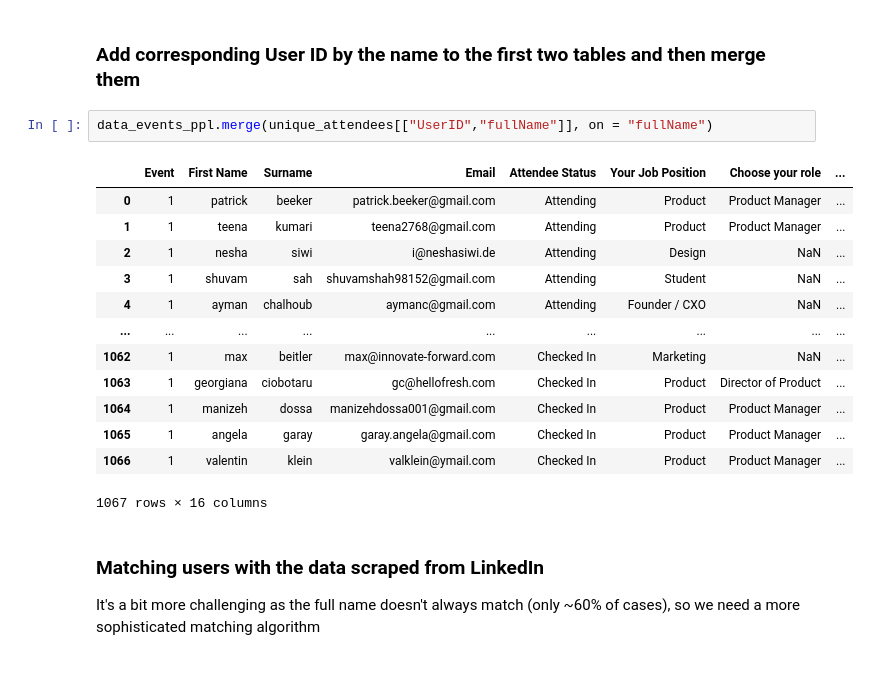
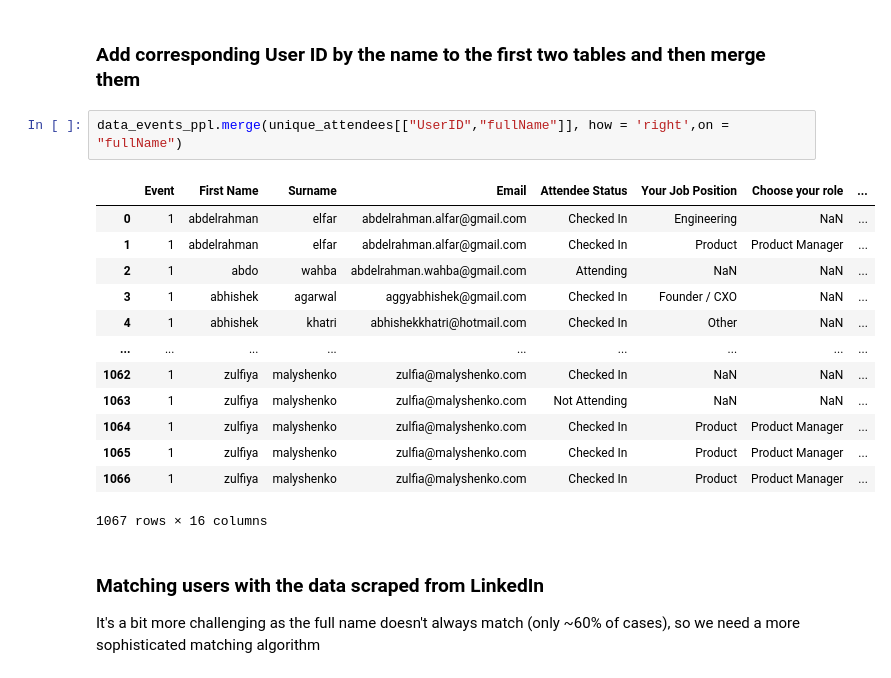
Before and after one commit to Shubhi-Varshney/data_bpm, a Jupyter notebook: notebooks/yulia_bpm_explore.ipynb, the cells around one changed output. Saved outputs shown, nothing was run; the diff lists cells and outputs as text.

```diff
--- a/notebooks/yulia_bpm_explore.ipynb
+++ b/notebooks/yulia_bpm_explore.ipynb
@@ -287,20 +275,20 @@ unique_attendees
 # %% [markdown]
 ### Add corresponding User ID by the name to the first two tables and then merge them
 # %%
-data_events_ppl.merge(unique_attendees[["UserID","fullName"]], on = "fullName")
+data_events_ppl.merge(unique_attendees[["UserID","fullName"]], how = 'right',on = "fullName")
 # %% [output]
 |  | Event | First Name | Surname | Email | Attendee Status | Your Job Position | Choose your role | ... |
-| 0 | 1 | patrick | beeker | patrick.beeker@gmail.com | Attending | Product | Product Manager | ... |
-| 1 | 1 | teena | kumari | teena2768@gmail.com | Attending | Product | Product Manager | ... |
-| 2 | 1 | nesha | siwi | i@neshasiwi.de | Attending | Design | NaN | ... |
-| 3 | 1 | shuvam | sah | shuvamshah98152@gmail.com | Attending | Student | NaN | ... |
-| 4 | 1 | ayman | chalhoub | aymanc@gmail.com | Attending | Founder / CXO | NaN | ... |
+| 0 | 1 | abdelrahman | elfar | abdelrahman.alfar@gmail.com | Checked In | Engineering | NaN | ... |
+| 1 | 1 | abdelrahman | elfar | abdelrahman.alfar@gmail.com | Checked In | Product | Product Manager | ... |
+| 2 | 1 | abdo | wahba | abdelrahman.wahba@gmail.com | Attending | NaN | NaN | ... |
+| 3 | 1 | abhishek | agarwal | aggyabhishek@gmail.com | Checked In | Founder / CXO | NaN | ... |
+| 4 | 1 | abhishek | khatri | abhishekkhatri@hotmail.com | Checked In | Other | NaN | ... |
 | ... | ... | ... | ... | ... | ... | ... | ... | ... |
-| 1062 | 1 | max | beitler | max@innovate-forward.com | Checked In | Marketing | NaN | ... |
-| 1063 | 1 | georgiana | ciobotaru | gc@hellofresh.com | Checked In | Product | Director of Product | ... |
-| 1064 | 1 | manizeh | dossa | manizehdossa001@gmail.com | Checked In | Product | Product Manager | ... |
-| 1065 | 1 | angela | garay | garay.angela@gmail.com | Checked In | Product | Product Manager | ... |
-| 1066 | 1 | valentin | klein | valklein@ymail.com | Checked In | Product | Product Manager | ... |
+| 1062 | 1 | zulfiya | malyshenko | zulfia@malyshenko.com | Checked In | NaN | NaN | ... |
+| 1063 | 1 | zulfiya | malyshenko | zulfia@malyshenko.com | Not Attending | NaN | NaN | ... |
+| 1064 | 1 | zulfiya | malyshenko | zulfia@malyshenko.com | Checked In | Product | Product Manager | ... |
+| 1065 | 1 | zulfiya | malyshenko | zulfia@malyshenko.com | Checked In | Product | Product Manager | ... |
+| 1066 | 1 | zulfiya | malyshenko | zulfia@malyshenko.com | Checked In | Product | Product Manager | ... |
 1067 rows × 16 columns
 # %% [markdown]
 ### Matching users with the data scraped from LinkedIn
```
Also changed, not shown: parts of 4 cells of this notebook, 1 other file.
